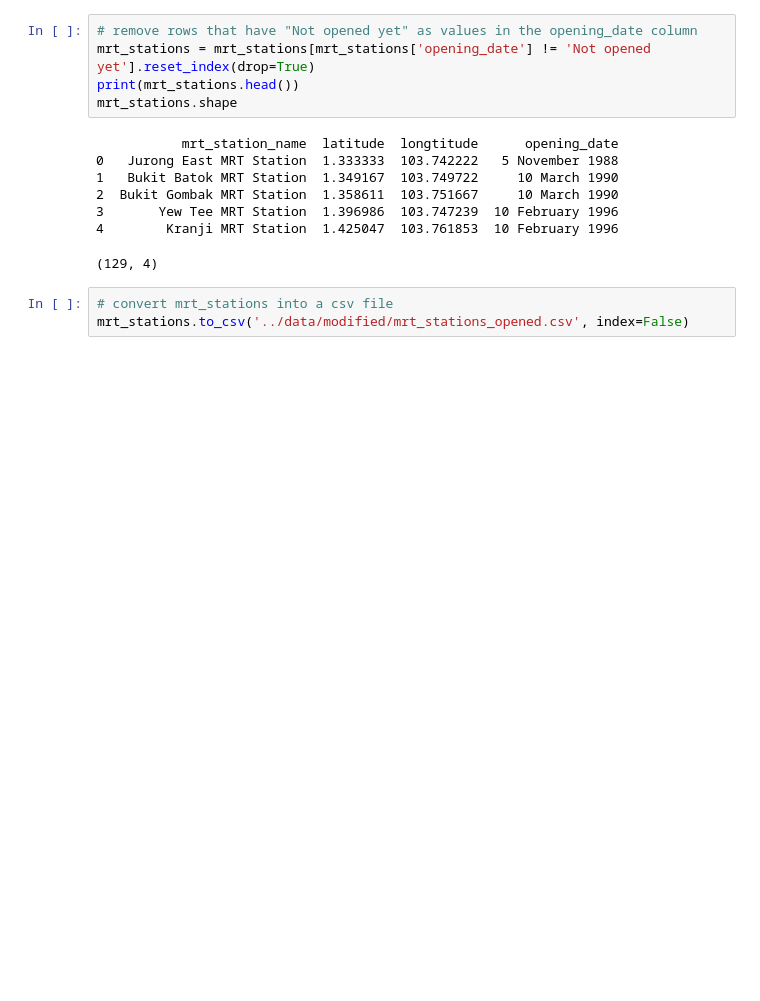
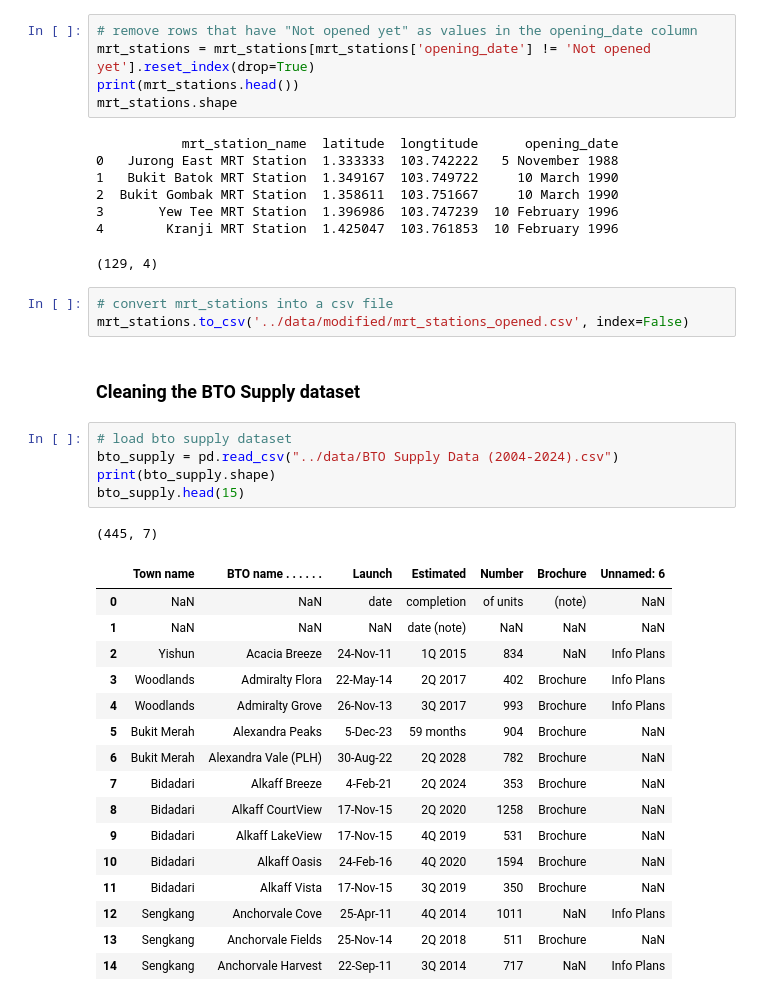
Before and after one commit to pnghaanh/Housing-Price-Time-Series-Forecasting, a Jupyter notebook: src/data_cleaning.ipynb, the cells around one changed output. Saved outputs shown, nothing was run; the diff lists cells and outputs as text; blank space fills up the shorter version.

Commit message:
Added BTO supply cleaning to data_cleaning.ipynb

```diff
--- a/src/data_cleaning.ipynb
+++ b/src/data_cleaning.ipynb
@@ -170,3 +170,28 @@ mrt_stations.shape
 # %%
 # convert mrt_stations into a csv file
 mrt_stations.to_csv('../data/modified/mrt_stations_opened.csv', index=False)
+# %% [markdown]
+### Cleaning the BTO Supply dataset
+# %%
+# load bto supply dataset
+bto_supply = pd.read_csv("../data/BTO Supply Data (2004-2024).csv")
+print(bto_supply.shape)
+bto_supply.head(15)
+# %% [output]
+(445, 7)
+|  | Town name | BTO name . . . . . . | Launch | Estimated | Number | Brochure | Unnamed: 6 |
+| 0 | NaN | NaN | date | completion | of units | (note) | NaN |
+| 1 | NaN | NaN | NaN | date (note) | NaN | NaN | NaN |
+| 2 | Yishun | Acacia Breeze | 24-Nov-11 | 1Q 2015 | 834 | NaN | Info Plans |
+| 3 | Woodlands | Admiralty Flora | 22-May-14 | 2Q 2017 | 402 | Brochure | Info Plans |
+| 4 | Woodlands | Admiralty Grove | 26-Nov-13 | 3Q 2017 | 993 | Brochure | Info Plans |
+| 5 | Bukit Merah | Alexandra Peaks | 5-Dec-23 | 59 months | 904 | Brochure | NaN |
+| 6 | Bukit Merah | Alexandra Vale (PLH) | 30-Aug-22 | 2Q 2028 | 782 | Brochure | NaN |
+| 7 | Bidadari | Alkaff Breeze | 4-Feb-21 | 2Q 2024 | 353 | Brochure | NaN |
+| 8 | Bidadari | Alkaff CourtView | 17-Nov-15 | 2Q 2020 | 1258 | Brochure | NaN |
+| 9 | Bidadari | Alkaff LakeView | 17-Nov-15 | 4Q 2019 | 531 | Brochure | NaN |
+| 10 | Bidadari | Alkaff Oasis | 24-Feb-16 | 4Q 2020 | 1594 | Brochure | NaN |
+| 11 | Bidadari | Alkaff Vista | 17-Nov-15 | 3Q 2019 | 350 | Brochure | NaN |
+| 12 | Sengkang | Anchorvale Cove | 25-Apr-11 | 4Q 2014 | 1011 | NaN | Info Plans |
+| 13 | Sengkang | Anchorvale Fields | 25-Nov-14 | 2Q 2018 | 511 | Brochure | NaN |
+| 14 | Sengkang | Anchorvale Harvest | 22-Sep-11 | 3Q 2014 | 717 | NaN | Info Plans |
```
Also changed, not shown: parts of 6 cells of this notebook, 1 other file.
